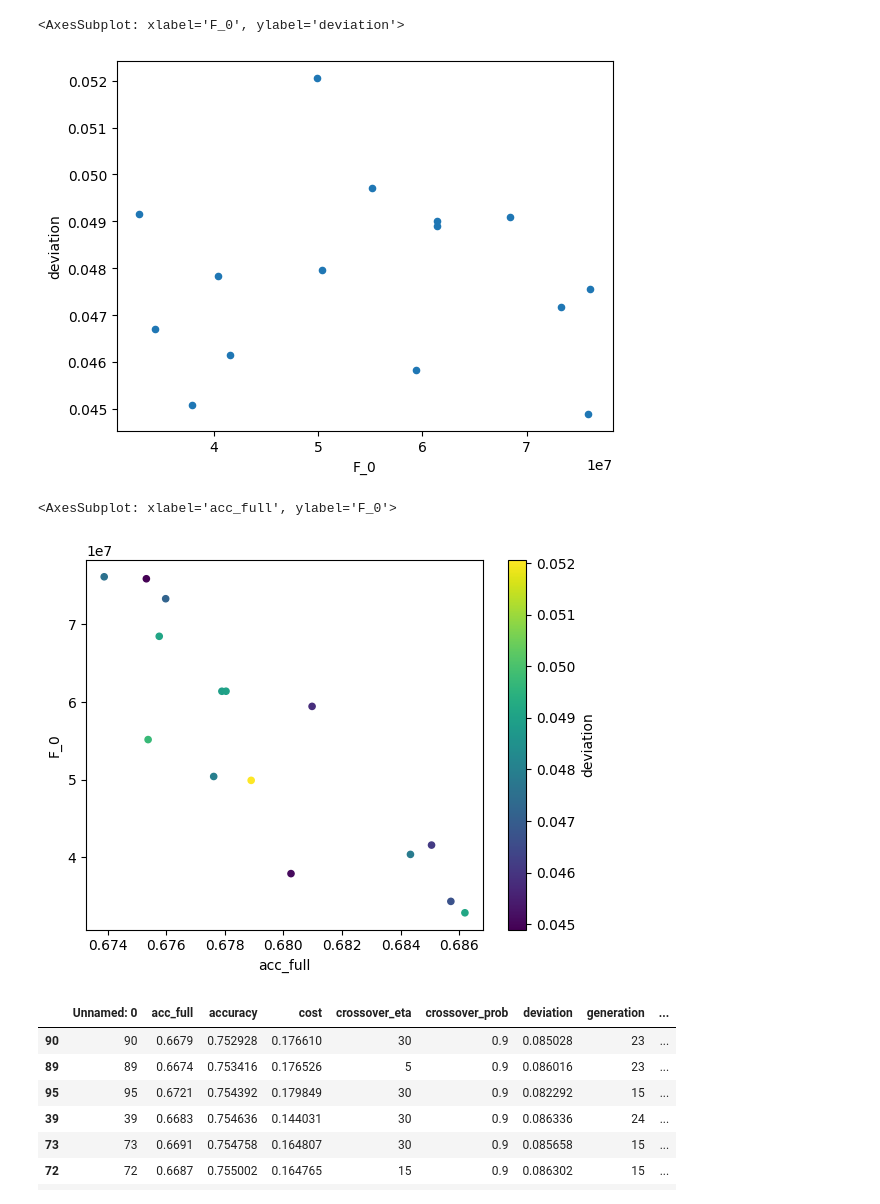
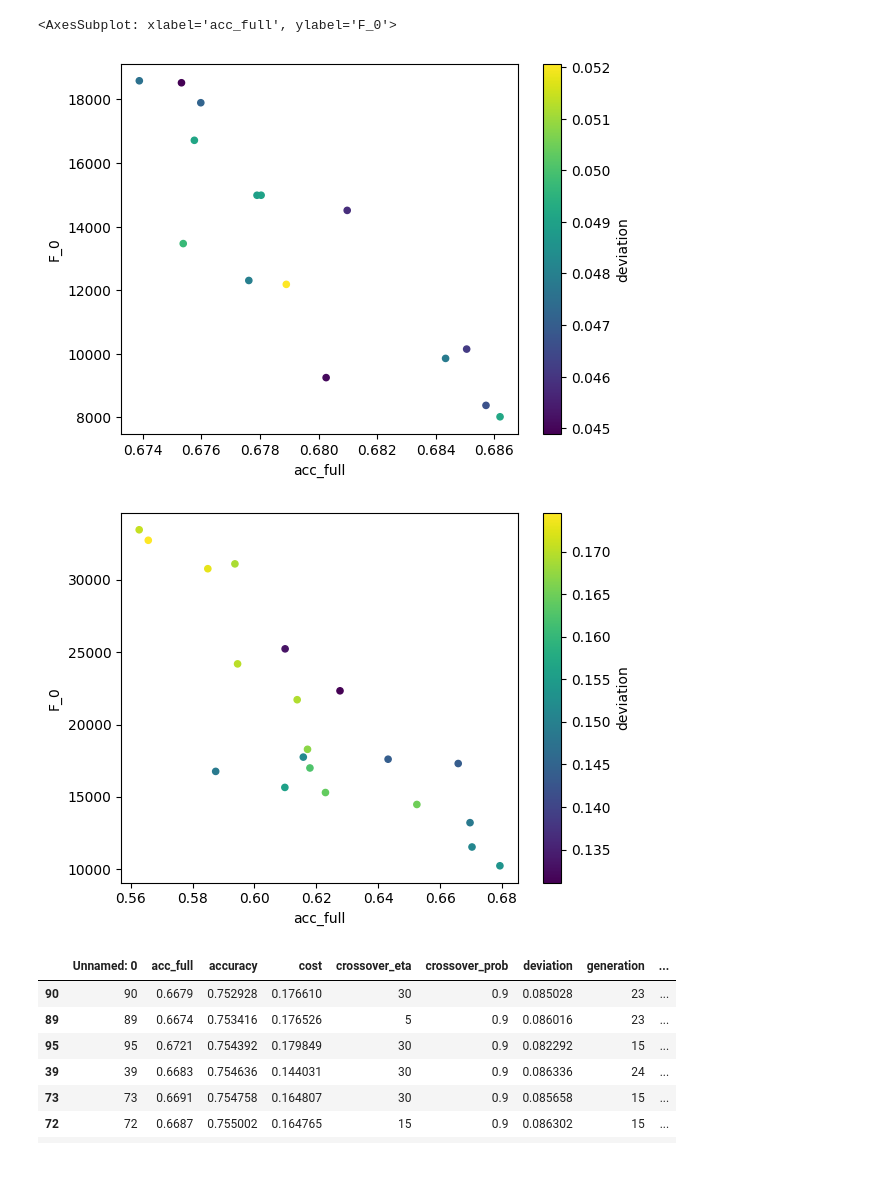
Before and after one commit to itiv-kit/dnn-model-exploration, a Jupyter notebook: doodle_scripts/evaluate_individuals.ipynb, the cells around one changed output. Drawn from its saved outputs; the diff is of its cells as text; code cells hidden in the pictures; blank space fills up the shorter version.

Commit message:
updates for resnet50

```diff
--- a/doodle_scripts/evaluate_individuals.ipynb
+++ b/doodle_scripts/evaluate_individuals.ipynb
@@ -4,7 +4,7 @@ import pandas as pd
 import os
 
 path = 'results/reeval_sparsity_problem_resnet18_imagenet_2023-01-27_12-37.csv'
+path2 = 'results/reeval_sparsity_problem_resnet18_imagenet_2023-01-27_21-09-11.csv'
 
 df = pd.read_csv(os.path.join('..', path))
-
-df.head()
+df2 = pd.read_csv(os.path.join('..', path2))
@@ -18,16 +11,15 @@ df.head()
 # %%
 df['deviation'] = df['accuracy'] - df['acc_full']
-df['F_0'] = -df['F_0'] * 100_000_000
+df['F_0'] = -df['F_0'] * 100_000_000 / 4096
+df2['deviation'] = df2['accuracy'] - df2['acc_full']
+df2['F_0'] = -df2['F_0'] * 100_000_000 / 1024
-# %%
-df.plot(x='F_0', y='deviation', kind='scatter')
-# %% [output]
-<AxesSubplot: xlabel='F_0', ylabel='deviation'>
-[figure, removed]
 # %%
 df.plot(y='F_0', x='acc_full', c='deviation', colormap='viridis', kind='scatter')
+df2.plot(y='F_0', x='acc_full', c='deviation', colormap='viridis', kind='scatter')
 # %% [output]
 <AxesSubplot: xlabel='acc_full', ylabel='F_0'>
-[figure, old version]
+[figure, new version]
+[figure, added]
 # %%
 df_sort = df.sort_values(by=['accuracy', 'deviation'])
 df_sort[df_sort.columns.difference(['bits'])].head(n=15)
```
Also changed, not shown: parts of 2 cells of this notebook, 8 other files.
